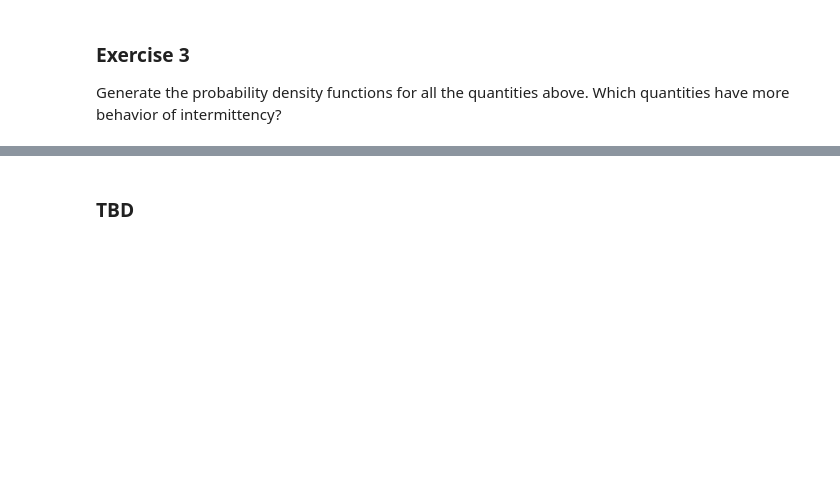
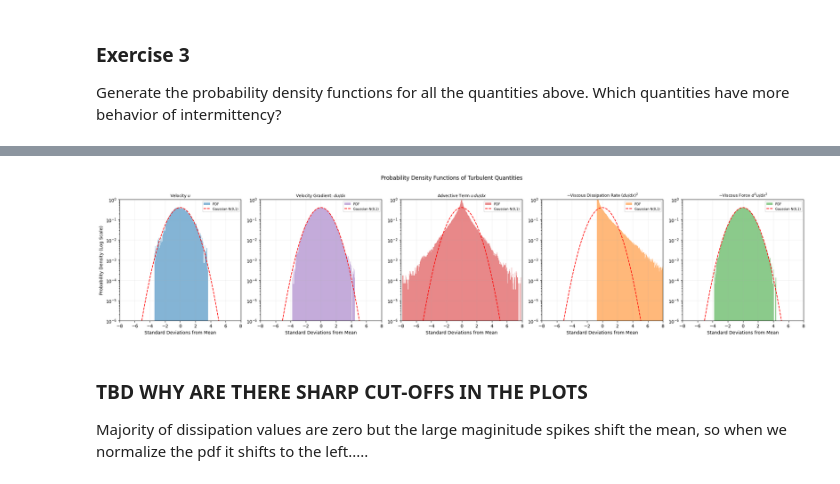
Before and after one commit to cjdipietrantonio/ME5311, a Jupyter notebook: other/flipclassrooomexcercises/02/scale_separation copy 2.ipynb, the cells around one changed output, grey strips where cells are left out. Drawn from its saved outputs; the diff is of its cells as text; code cells hidden in the pictures; blank space fills up the shorter version.

```diff
--- a/other/flipclassrooomexcercises/02/scale_separation copy 2.ipynb
+++ b/other/flipclassrooomexcercises/02/scale_separation copy 2.ipynb
@@ -454,2 +390,47 @@ plt.show()
-# %% [markdown]
-### TBD
+# %%
+quantities = [
+     (u_total,      r"Velocity $u$",                            'tab:blue'),
+     (du_dx,        r"Velocity Gradient: $du/dx$",              'tab:purple'),
+     (advective,    r"Advective Term $u\,du/dx$",               'tab:red'),
+     (diss_rate,    r"~Viscous Dissipation Rate $(du/dx)^2$",   'tab:orange'),
+     (d2u_dx2,      r"~Viscous Force $d^2u/dx^2$",              'tab:green')
+]
+
+fig, axs = plt.subplots(1, 5, figsize =(22, 5)) #WHY BIGGER EACH TIME?
+
+# standard gaussian reference (WHAT IS THIS WHY IS IT HERE)
+# 8 sigma for mean of 0 and sigma = 1
+z_ref = np.linspace(-8, 8, 500)
+
+# Gaussian PDF formula (WHAT IS THIS AND WHERE DOES IT COME FORM AND WHAT DOES IT DO)
+gauss = np.exp(-0.5 * z_ref**2) / np.sqrt(2 * PI)
+
+for ax, (data, label, color) in zip(axs, quantities): #WHY ZIP
+
+     # standardize the data to zero mean, unit variance (WHAT DOES THIS MEAN)
+     z = (data - data.mean()) / data.std() #WHY
+
+     # plot histogram
+     ax.hist(z, bins=300, density=True, color=color, alpha=0.55, label='PDF')
+
+     # overlay gaussian reference
+     ax.plot(z_ref, gauss, 'r--', lw=1.5, label='Gaussian N(0,1)') #WHY N(0,1)??
+
+     ax.set_title(label, fontsize=9)
+     ax.set_xlabel("Standard Deviations from Mean") #WHY
+     ax.set_yscale('log') # log scale to explose tails clearly (WHY? WHAT IS THIS?)
+     ax.set_ylim(1e-6, 1) # set floor at 1e-6 (below this = no data in bin) WHY?
+     ax.set_xlim(-8, 8)  # WHY
+     ax.grid(True, alpha=0.2)
+     ax.legend(fontsize=7)
+
+axs[0].set_ylabel("Probability Density (Log Scale)")
+plt.suptitle("Probability Density Functions of Turbulent Quantities", fontsize=12, y=1.01) #WHAT IS y=1.01?
+plt.tight_layout() #WHAT IS THIS?
+plt.show() #WHAT IS THIS?
+# %% [output]
+[figure, added]
+# %% [markdown]
+### TBD WHY ARE THERE SHARP CUT-OFFS IN THE PLOTS
+
+Majority of dissipation values are zero but the large maginitude spikes shift the mean, so when we normalize the pdf it shifts to the left.....
```
Also changed, not shown: parts of 6 cells of this notebook.
